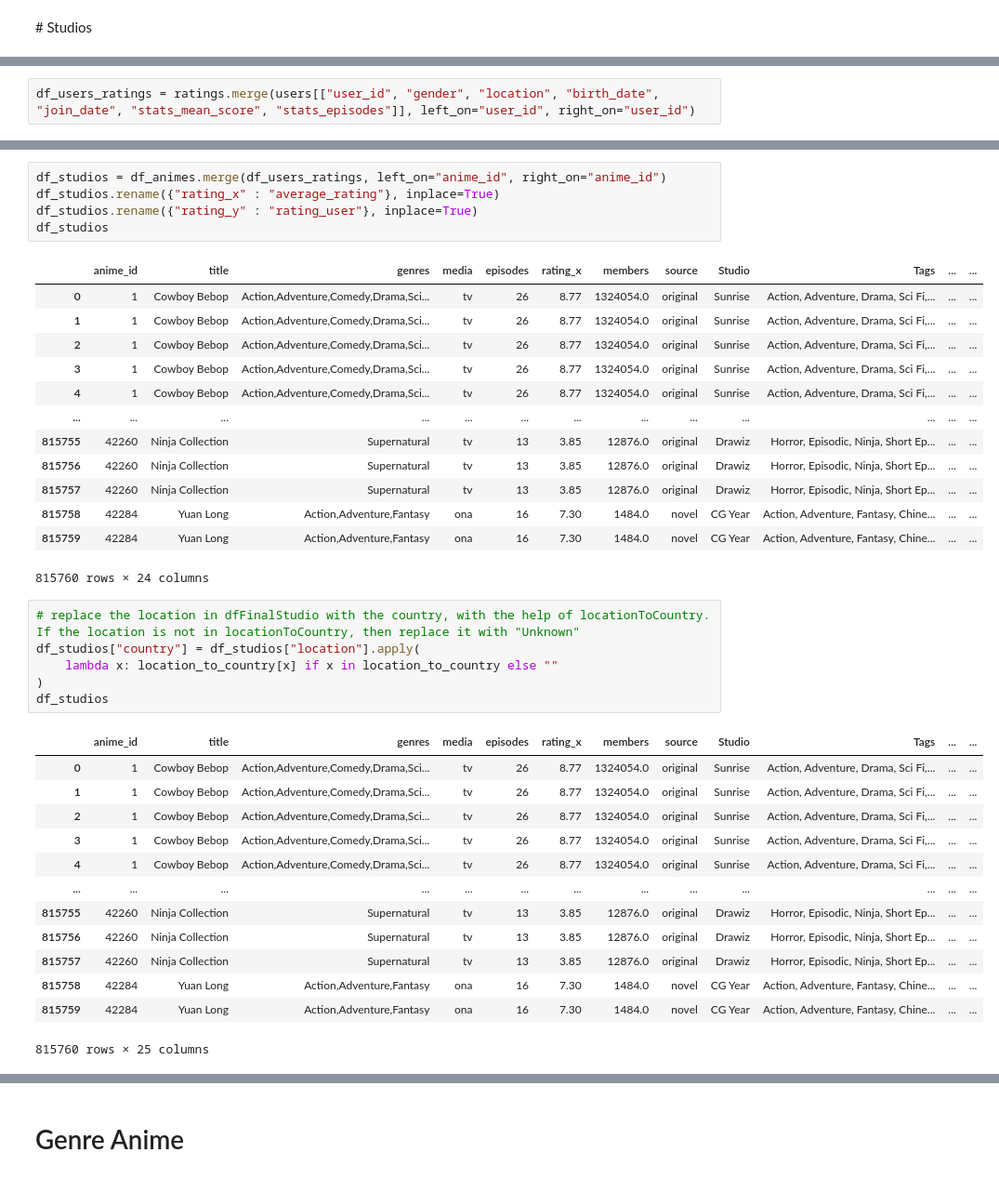
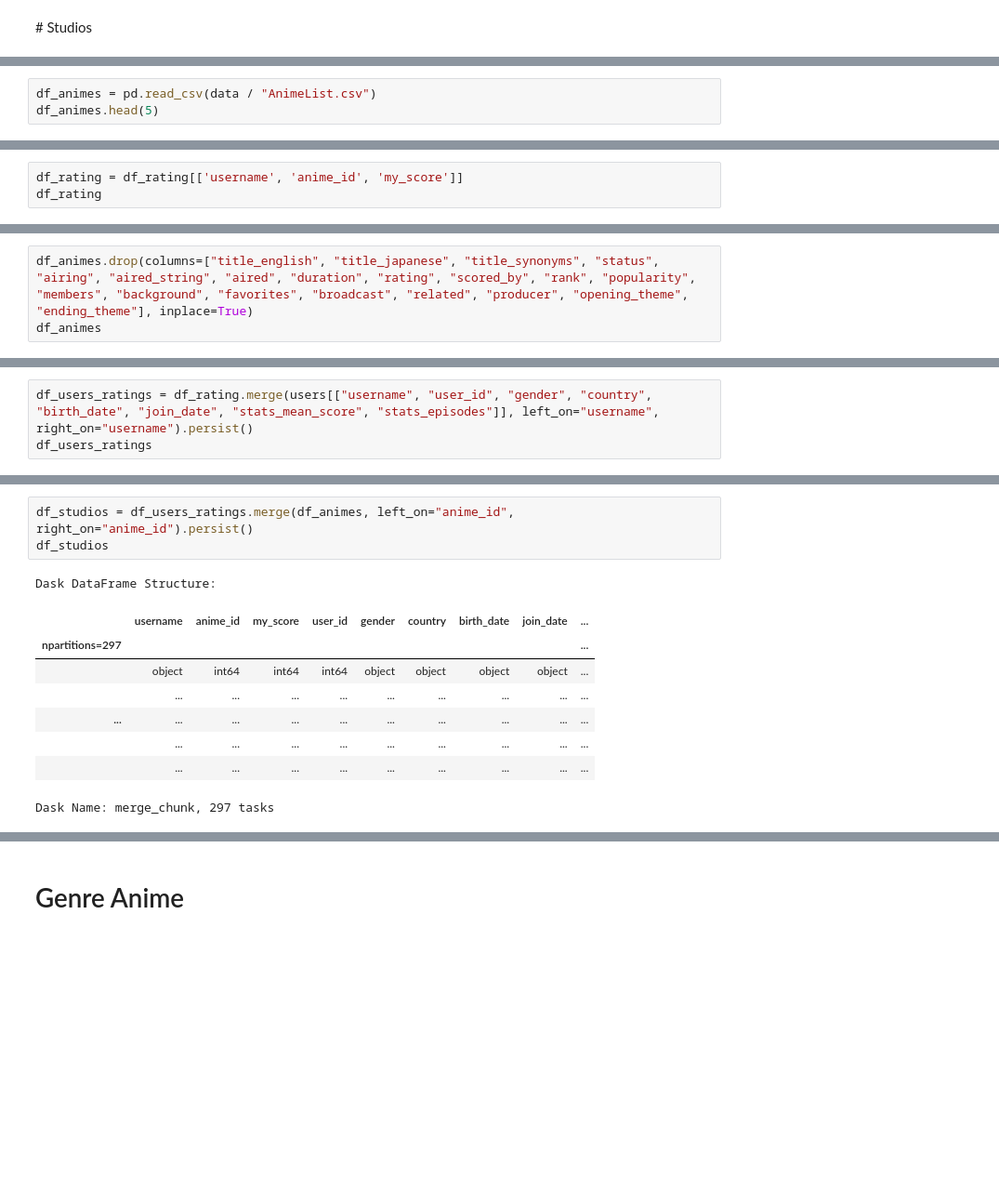
Before and after one commit to com-480-data-visualization/project-2023-vizmoica, a Jupyter notebook: eda_country.ipynb, the cells around one changed output, grey strips where cells are left out. Shown at 93% size. Cells and saved outputs as stored; diff of their text form; blank space fills up the shorter version.

```diff
--- a/eda_country.ipynb
+++ b/eda_country.ipynb
@@ -300,0 +278,3 @@ df_animes
+# %%
+df_animes = pd.read_csv(data / "AnimeList.csv")
+df_animes.head(5)
@@ -300,0 +335,3 @@ df_animes
+# %%
+df_rating = df_rating[['username', 'anime_id', 'my_score']]
+df_rating
@@ -300,0 +348,3 @@ df_animes
+# %%
+df_animes.drop(columns=["title_english", "title_japanese", "title_synonyms", "status", "airing", "aired_string", "aired", "duration", "rating", "scored_by", "rank", "popularity", "members", "background", "favorites", "broadcast", "related", "producer", "opening_theme", "ending_theme"], inplace=True)
+df_animes
@@ -301,2 +365,3 @@ df_animes
 # %%
-df_users_ratings = ratings.merge(users[["user_id", "gender", "location", "birth_date", "join_date", "stats_mean_score", "stats_episodes"]], left_on="user_id", right_on="user_id")
+df_users_ratings = df_rating.merge(users[["username", "user_id", "gender", "country", "birth_date", "join_date", "stats_mean_score", "stats_episodes"]], left_on="username", right_on="username").persist()
+df_users_ratings
@@ -303,40 +378,14 @@ df_users_ratings = ratings.merge(users[["user_id", "gender", "location", "birth_
 # %%
-df_studios = df_animes.merge(df_users_ratings, left_on="anime_id", right_on="anime_id")
-df_studios.rename({"rating_x" : "average_rating"}, inplace=True)
-df_studios.rename({"rating_y" : "rating_user"}, inplace=True)
+df_studios = df_users_ratings.merge(df_animes, left_on="anime_id", right_on="anime_id").persist()
 df_studios
 # %% [output]
+Dask DataFrame Structure:
-|  | anime_id | title | genres | media | episodes | rating_x | members | source | Studio | Tags | ... | ... |
-| 0 | 1 | Cowboy Bebop | Action,Adventure,Comedy,Drama,Sci... | tv | 26 | 8.77 | 1324054.0 | original | Sunrise | Action, Adventure, Drama, Sci Fi,... | ... | ... |
-| 1 | 1 | Cowboy Bebop | Action,Adventure,Comedy,Drama,Sci... | tv | 26 | 8.77 | 1324054.0 | original | Sunrise | Action, Adventure, Drama, Sci Fi,... | ... | ... |
-| 2 | 1 | Cowboy Bebop | Action,Adventure,Comedy,Drama,Sci... | tv | 26 | 8.77 | 1324054.0 | original | Sunrise | Action, Adventure, Drama, Sci Fi,... | ... | ... |
-| 3 | 1 | Cowboy Bebop | Action,Adventure,Comedy,Drama,Sci... | tv | 26 | 8.77 | 1324054.0 | original | Sunrise | Action, Adventure, Drama, Sci Fi,... | ... | ... |
-| 4 | 1 | Cowboy Bebop | Action,Adventure,Comedy,Drama,Sci... | tv | 26 | 8.77 | 1324054.0 | original | Sunrise | Action, Adventure, Drama, Sci Fi,... | ... | ... |
-| ... | ... | ... | ... | ... | ... | ... | ... | ... | ... | ... | ... | ... |
-| 815755 | 42260 | Ninja Collection | Supernatural | tv | 13 | 3.85 | 12876.0 | original | Drawiz | Horror, Episodic, Ninja, Short Ep... | ... | ... |
-| 815756 | 42260 | Ninja Collection | Supernatural | tv | 13 | 3.85 | 12876.0 | original | Drawiz | Horror, Episodic, Ninja, Short Ep... | ... | ... |
-| 815757 | 42260 | Ninja Collection | Supernatural | tv | 13 | 3.85 | 12876.0 | original | Drawiz | Horror, Episodic, Ninja, Short Ep... | ... | ... |
-| 815758 | 42284 | Yuan Long | Action,Adventure,Fantasy | ona | 16 | 7.30 | 1484.0 | novel | CG Year | Action, Adventure, Fantasy, Chine... | ... | ... |
-| 815759 | 42284 | Yuan Long | Action,Adventure,Fantasy | ona | 16 | 7.30 | 1484.0 | novel | CG Year | Action, Adventure, Fantasy, Chine... | ... | ... |
+|  | username | anime_id | my_score | user_id | gender | country | birth_date | join_date | ... |
+| npartitions=297 |  |  |  |  |  |  |  |  | ... |
+|  | object | int64 | int64 | int64 | object | object | object | object | ... |
+|  | ... | ... | ... | ... | ... | ... | ... | ... | ... |
+| ... | ... | ... | ... | ... | ... | ... | ... | ... | ... |
+|  | ... | ... | ... | ... | ... | ... | ... | ... | ... |
+|  | ... | ... | ... | ... | ... | ... | ... | ... | ... |
-815760 rows × 24 columns
+Dask Name: merge_chunk, 297 tasks
-# %%
-# replace the location in dfFinalStudio with the country, with the help of locationToCountry. If the location is not in locationToCountry, then replace it with "Unknown"
-df_studios["country"] = df_studios["location"].apply(
-    lambda x: location_to_country[x] if x in location_to_country else ""
-)
-df_studios
-# %% [output]
-|  | anime_id | title | genres | media | episodes | rating_x | members | source | Studio | Tags | ... | ... |
-| 0 | 1 | Cowboy Bebop | Action,Adventure,Comedy,Drama,Sci... | tv | 26 | 8.77 | 1324054.0 | original | Sunrise | Action, Adventure, Drama, Sci Fi,... | ... | ... |
-| 1 | 1 | Cowboy Bebop | Action,Adventure,Comedy,Drama,Sci... | tv | 26 | 8.77 | 1324054.0 | original | Sunrise | Action, Adventure, Drama, Sci Fi,... | ... | ... |
-| 2 | 1 | Cowboy Bebop | Action,Adventure,Comedy,Drama,Sci... | tv | 26 | 8.77 | 1324054.0 | original | Sunrise | Action, Adventure, Drama, Sci Fi,... | ... | ... |
-| 3 | 1 | Cowboy Bebop | Action,Adventure,Comedy,Drama,Sci... | tv | 26 | 8.77 | 1324054.0 | original | Sunrise | Action, Adventure, Drama, Sci Fi,... | ... | ... |
-| 4 | 1 | Cowboy Bebop | Action,Adventure,Comedy,Drama,Sci... | tv | 26 | 8.77 | 1324054.0 | original | Sunrise | Action, Adventure, Drama, Sci Fi,... | ... | ... |
-| ... | ... | ... | ... | ... | ... | ... | ... | ... | ... | ... | ... | ... |
-| 815755 | 42260 | Ninja Collection | Supernatural | tv | 13 | 3.85 | 12876.0 | original | Drawiz | Horror, Episodic, Ninja, Short Ep... | ... | ... |
-| 815756 | 42260 | Ninja Collection | Supernatural | tv | 13 | 3.85 | 12876.0 | original | Drawiz | Horror, Episodic, Ninja, Short Ep... | ... | ... |
-| 815757 | 42260 | Ninja Collection | Supernatural | tv | 13 | 3.85 | 12876.0 | original | Drawiz | Horror, Episodic, Ninja, Short Ep... | ... | ... |
-| 815758 | 42284 | Yuan Long | Action,Adventure,Fantasy | ona | 16 | 7.30 | 1484.0 | novel | CG Year | Action, Adventure, Fantasy, Chine... | ... | ... |
-| 815759 | 42284 | Yuan Long | Action,Adventure,Fantasy | ona | 16 | 7.30 | 1484.0 | novel | CG Year | Action, Adventure, Fantasy, Chine... | ... | ... |
-815760 rows × 25 columns
 # %%
```
Also changed, not shown: parts of 28 cells of this notebook, 2 other files.
